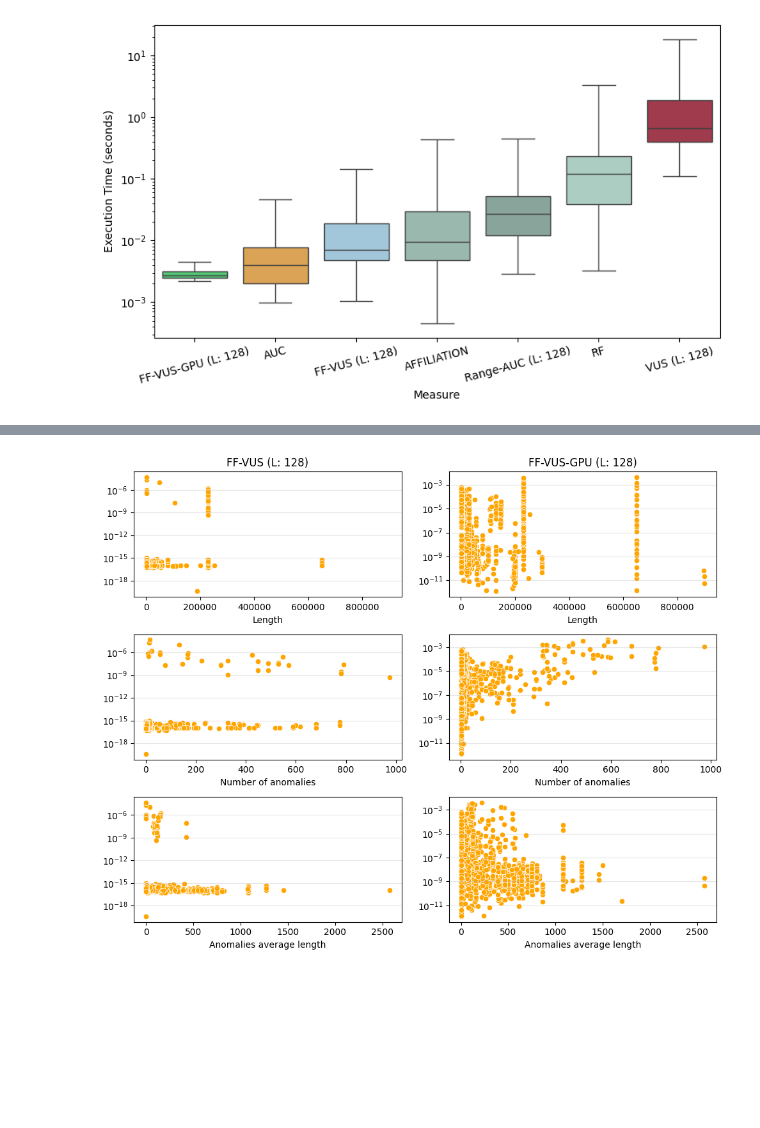
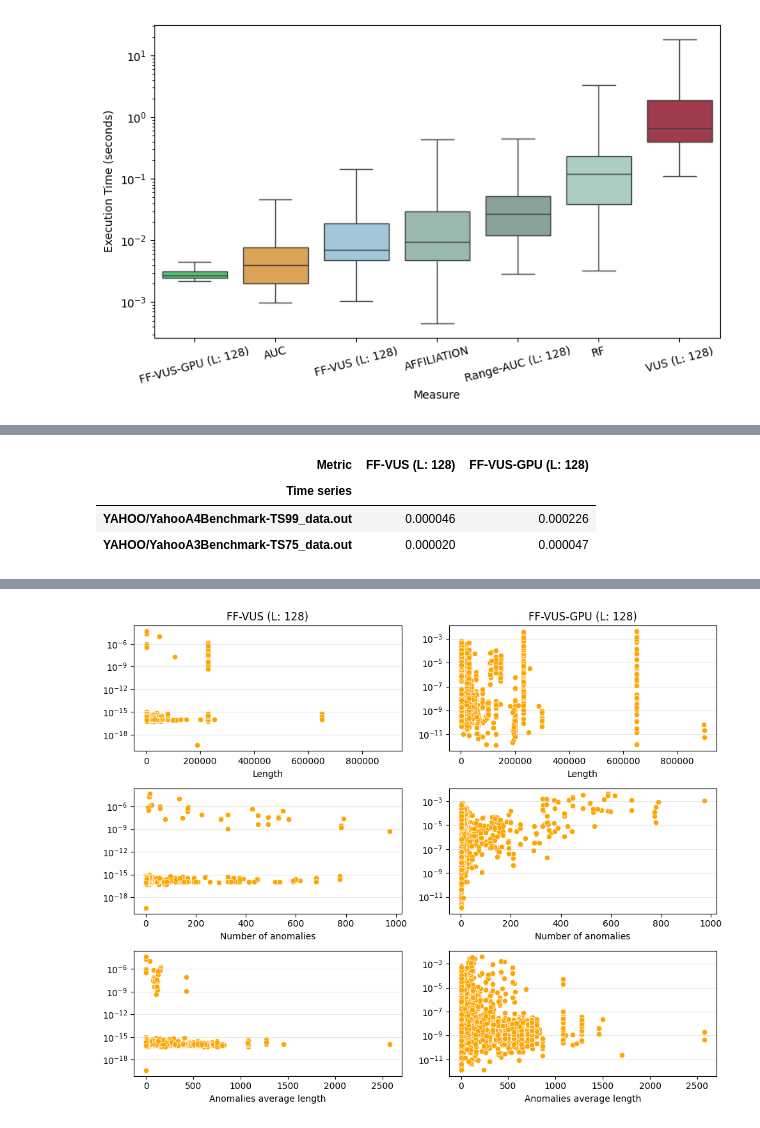
Before and after one commit to sylligardos/ff-vus, a Jupyter notebook: src/notebooks/allmetrics_defparams_tsb.ipynb, the cells around one changed output, grey strips where cells are left out. Cells and saved outputs as stored; diff of their text form; code cells hidden in the pictures; blank space fills up the shorter version.

```diff
--- a/src/notebooks/allmetrics_defparams_tsb.ipynb
+++ b/src/notebooks/allmetrics_defparams_tsb.ipynb
@@ -122,0 +125,7 @@ plt.show()
+# %%
+dif_df.sort_values(by='FF-VUS (L: 128)', ascending=False).head(2)
+# %% [output]
+| Metric | FF-VUS (L: 128) | FF-VUS-GPU (L: 128) |
+| Time series |  |  |
+| YAHOO/YahooA4Benchmark-TS99_data.out | 0.000046 | 0.000226 |
+| YAHOO/YahooA3Benchmark-TS75_data.out | 0.000020 | 0.000047 |
```
Also changed, not shown: parts of 4 cells of this notebook, 10 other files.
